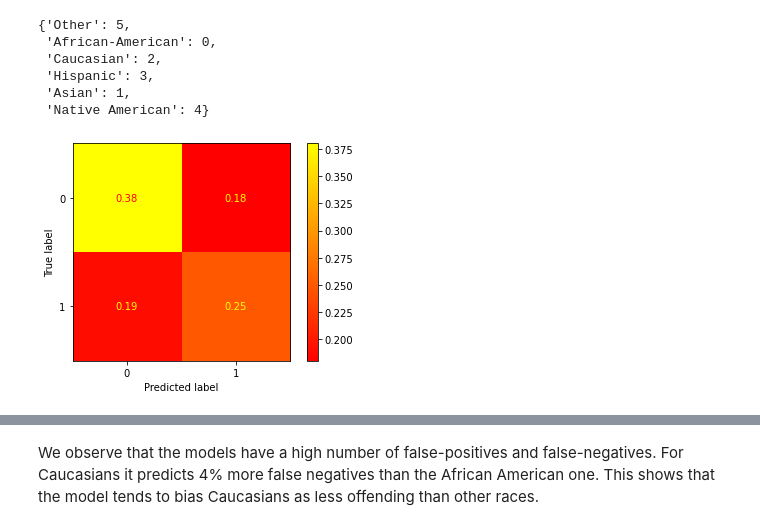
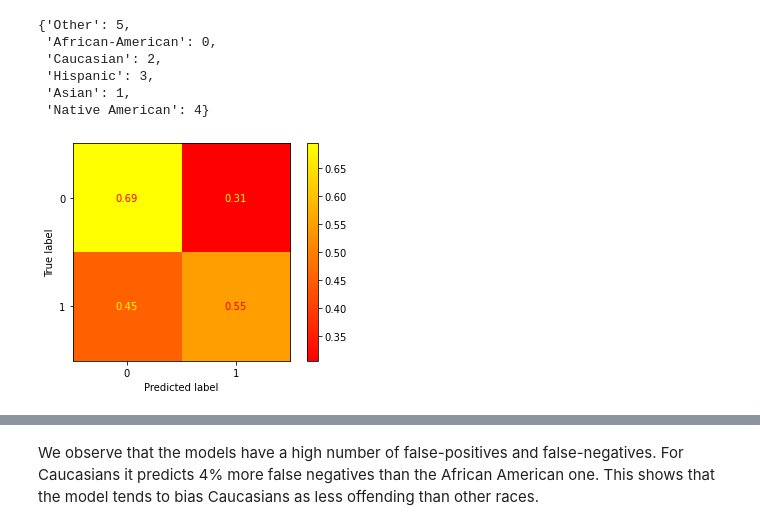
Before and after one commit to simonmoesorensen/socialdata2022, a Jupyter notebook: lectures/Week7.ipynb, the cells around one changed output, grey strips where cells are left out. Cells and saved outputs as stored; diff of their text form; code cells hidden in the pictures.

```diff
--- a/lectures/Week7.ipynb
+++ b/lectures/Week7.ipynb
@@ -229,10 +229,10 @@ dict(zip(df.race.unique(), encoder.transform(df.race.unique())))
  'Asian': 1,
  'Native American': 4}
 # %%
-plot_confusion_matrix(model, X=X_test, y_true=y_test, cmap='autumn', normalize='all')
+plot_confusion_matrix(model, X=X_test, y_true=y_test, cmap='autumn', normalize='true')
 plt.show()
 # %% [output]
-[figure, old version]
+[figure, new version]
 # %%
 cauc_idx = X_test.query('race == 2').index
 
```
Also changed, not shown: parts of 14 cells of this notebook, 1 other file.
